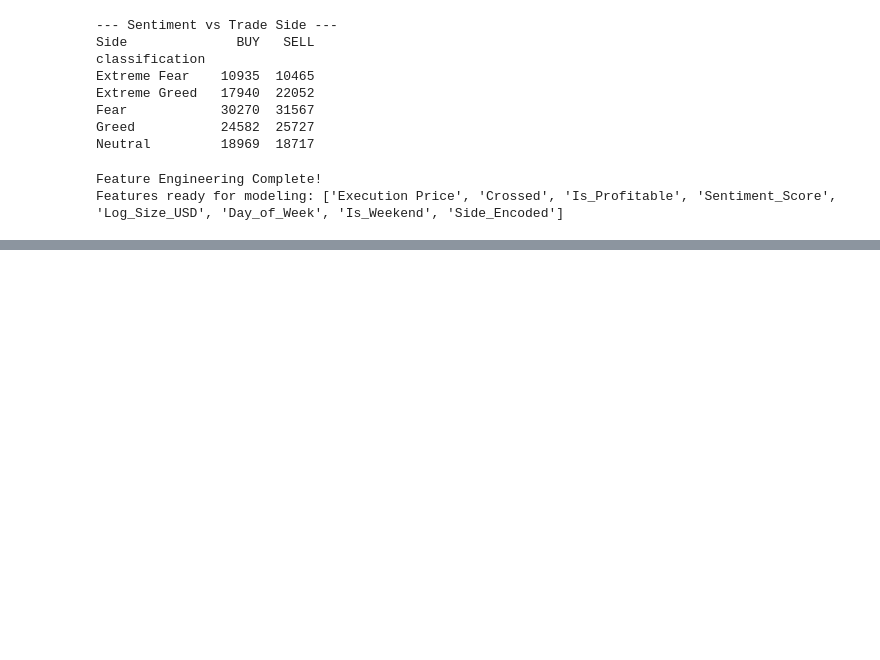
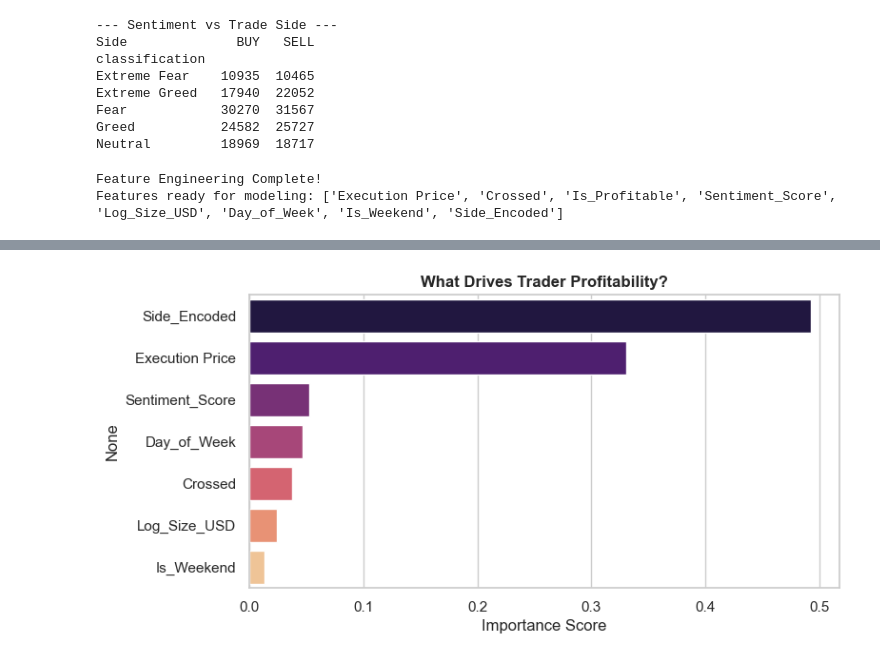
Before and after one commit to AnshulKumar79/Traders_Performance-and-Market_Sentiment, a Jupyter notebook: Trader_Sentiment_Analysis.ipynb, the cells around one changed output, grey strips where cells are left out. Saved outputs shown, nothing was run; the diff lists cells and outputs as text; code cells hidden in the pictures; blank space fills up the shorter version.

```diff
--- a/Trader_Sentiment_Analysis.ipynb
+++ b/Trader_Sentiment_Analysis.ipynb
@@ -429,0 +477,10 @@ Features ready for modeling: ['Execution Price', 'Crossed', 'Is_Profitable', 'Se
+# %%
+#Feature Importance (What drives profitability?)
+importances = pd.Series(rf_model.feature_importances_, index=X.columns).sort_values(ascending=False)
+plt.figure(figsize=(8, 4))
+sns.barplot(x=importances.values, y=importances.index, palette='magma')
+plt.title('What Drives Trader Profitability?', fontweight='bold')
+plt.xlabel('Importance Score')
+plt.show()
+# %% [output]
+[figure, added]
```
Also changed, not shown: parts of 5 cells of this notebook.
